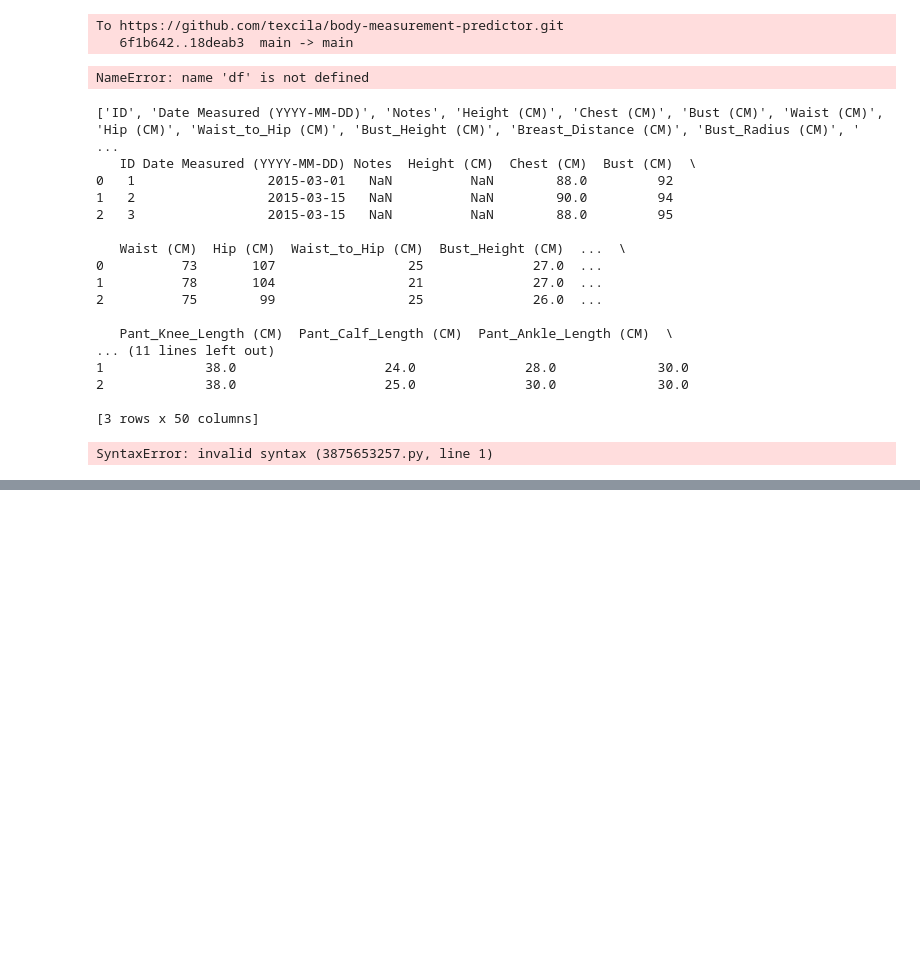
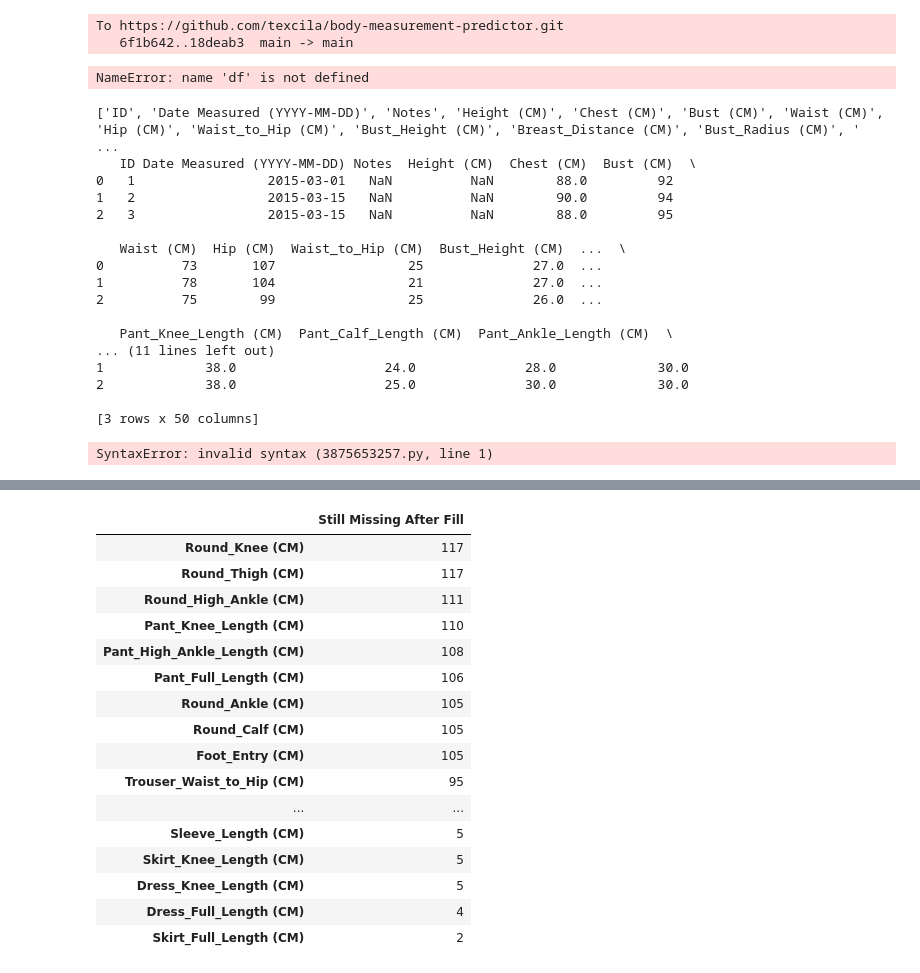
Before and after one commit to texcila/body-measurement-predictor, a Jupyter notebook: notebooks/body_measurement_analysis.ipynb, the cells around one changed output, grey strips where cells are left out. Cells and saved outputs as stored; diff of their text form; code cells hidden in the pictures; blank space fills up the shorter version.

```diff
--- a/notebooks/body_measurement_analysis.ipynb
+++ b/notebooks/body_measurement_analysis.ipynb
@@ -836,0 +929,77 @@ SyntaxError: invalid syntax (3875653257.py, line 1)
+# %%
+# -----------------------------------------
+# 🧼 CLEANING BLOCK: Proportional Estimation for Missing Measurements
+# -----------------------------------------
+import numpy as np
+
+# 1. Pant_Calf_Length ≈ 0.85 × Inseam or Pant_Full_Length
+if 'Pant_Calf_Length (CM)' in cleaned_df.columns:
+    cleaned_df['Pant_Calf_Length (CM)'] = cleaned_df['Pant_Calf_Length (CM)'].fillna(
+        cleaned_df['Inseam (CM)'] * 0.85
+    )
+
+# 2. Pant_High_Ankle_Length ≈ 0.95 × Pant_Ankle_Length
+if 'Pant_High_Ankle_Length (CM)' in cleaned_df.columns and 'Pant_Ankle_Length (CM)' in cleaned_df.columns:
+    mask = cleaned_df['Pant_High_Ankle_Length (CM)'].isna() & cleaned_df['Pant_Ankle_Length (CM)'].notna()
+    cleaned_df.loc[mask, 'Pant_High_Ankle_Length (CM)'] = cleaned_df.loc[mask, 'Pant_Ankle_Length (CM)'] * 0.95
+
+# 3. Round_Knee ≈ 90% of Round_Thigh
+if 'Round_Knee (CM)' in cleaned_df.columns and 'Round_Thigh (CM)' in cleaned_df.columns:
+    mask = cleaned_df['Round_Knee (CM)'].isna() & cleaned_df['Round_Thigh (CM)'].notna()
+    cleaned_df.loc[mask, 'Round_Knee (CM)'] = cleaned_df.loc[mask, 'Round_Thigh (CM)'] * 0.9
+
+# 4. Round_Calf ≈ 90% of Round_Knee
+if 'Round_Calf (CM)' in cleaned_df.columns and 'Round_Knee (CM)' in cleaned_df.columns:
+    mask = cleaned_df['Round_Calf (CM)'].isna() & cleaned_df['Round_Knee (CM)'].notna()
+    cleaned_df.loc[mask, 'Round_Calf (CM)'] = cleaned_df.loc[mask, 'Round_Knee (CM)'] * 0.9
+
+# 5. Round_Ankle ≈ 85% of Round_Calf
+if 'Round_Ankle (CM)' in cleaned_df.columns and 'Round_Calf (CM)' in cleaned_df.columns:
+    mask = cleaned_df['Round_Ankle (CM)'].isna() & cleaned_df['Round_Calf (CM)'].notna()
+    cleaned_df.loc[mask, 'Round_Ankle (CM)'] = cleaned_df.loc[mask, 'Round_Calf (CM)'] * 0.85
+
+# 6. Outseam ≈ 53% of Height
+if 'Outseam (CM)' in cleaned_df.columns and 'Height (CM)' in cleaned_df.columns:
+    mask = cleaned_df['Outseam (CM)'].isna() & cleaned_df['Height (CM)'].notna()
+    cleaned_df.loc[mask, 'Outseam (CM)'] = cleaned_df.loc[mask, 'Height (CM)'] * 0.53
+
+# 7. Foot_Entry ≈ 1.1 × Round_Ankle
+if 'Foot_Entry (CM)' in cleaned_df.columns and 'Round_Ankle (CM)' in cleaned_df.columns:
+    mask = cleaned_df['Foot_Entry (CM)'].isna() & cleaned_df['Round_Ankle (CM)'].notna()
+    cleaned_df.loc[mask, 'Foot_Entry (CM)'] = cleaned_df.loc[mask, 'Round_Ankle (CM)'] * 1.1
+
+# 8. Body_Rise ≈ Inseam × 0.35
+if 'Body_Rise (CM)' in cleaned_df.columns and 'Inseam (CM)' in cleaned_df.columns:
+    mask = cleaned_df['Body_Rise (CM)'].isna() & cleaned_df['Inseam (CM)'].notna()
+    cleaned_df.loc[mask, 'Body_Rise (CM)'] = cleaned_df.loc[mask, 'Inseam (CM)'] * 0.35
+
+# 9. Pant_Ankle_Length ≈ Inseam × 0.90
+if 'Pant_Ankle_Length (CM)' in cleaned_df.columns and 'Inseam (CM)' in cleaned_df.columns:
+    mask = cleaned_df['Pant_Ankle_Length (CM)'].isna() & cleaned_df['Inseam (CM)'].notna()
+    cleaned_df.loc[mask, 'Pant_Ankle_Length (CM)'] = cleaned_df.loc[mask, 'Inseam (CM)'] * 0.90
+
+# -----------------------------------------
+# 🧪 Summary: Check which missing values remain
+# -----------------------------------------
+missing_after = cleaned_df.isna().sum()
+missing_after = missing_after[missing_after > 0].sort_values(ascending=False)
+
+missing_after.to_frame("Still Missing After Fill")
+# %% [output]
+|  | Still Missing After Fill |
+| Round_Knee (CM) | 117 |
+| Round_Thigh (CM) | 117 |
+| Round_High_Ankle (CM) | 111 |
+| Pant_Knee_Length (CM) | 110 |
+| Pant_High_Ankle_Length (CM) | 108 |
+| Pant_Full_Length (CM) | 106 |
+| Round_Ankle (CM) | 105 |
+| Round_Calf (CM) | 105 |
+| Foot_Entry (CM) | 105 |
+| Trouser_Waist_to_Hip (CM) | 95 |
+| ... | ... |
+| Sleeve_Length (CM) | 5 |
+| Skirt_Knee_Length (CM) | 5 |
+| Dress_Knee_Length (CM) | 5 |
+| Dress_Full_Length (CM) | 4 |
+| Skirt_Full_Length (CM) | 2 |
```
Also changed, not shown: parts of 19 cells of this notebook, 2 other files.
